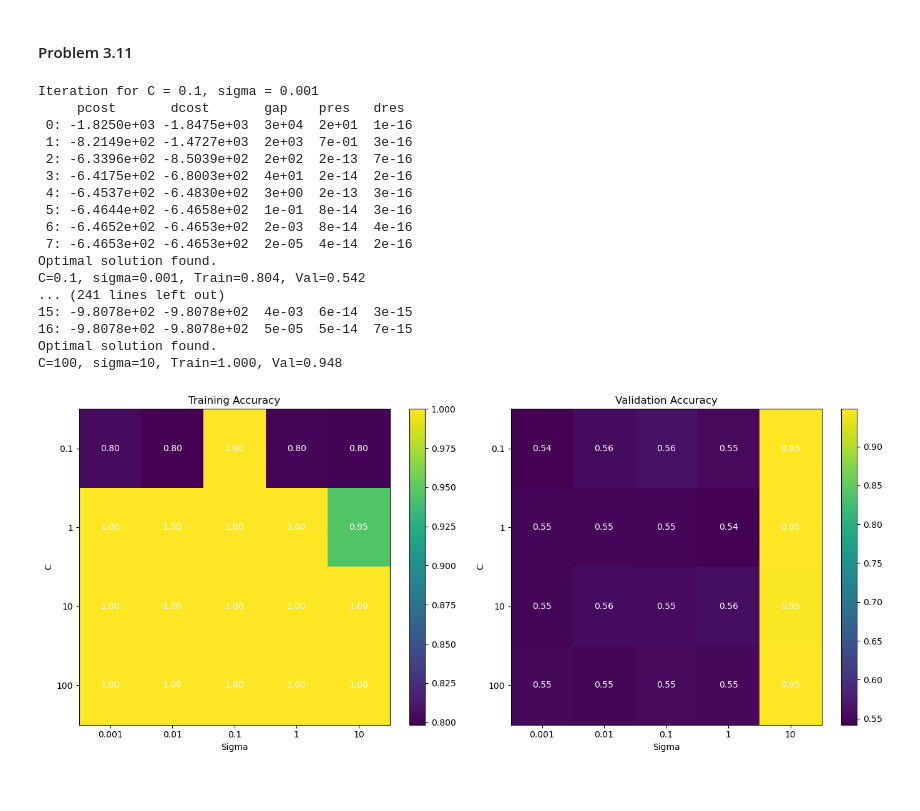
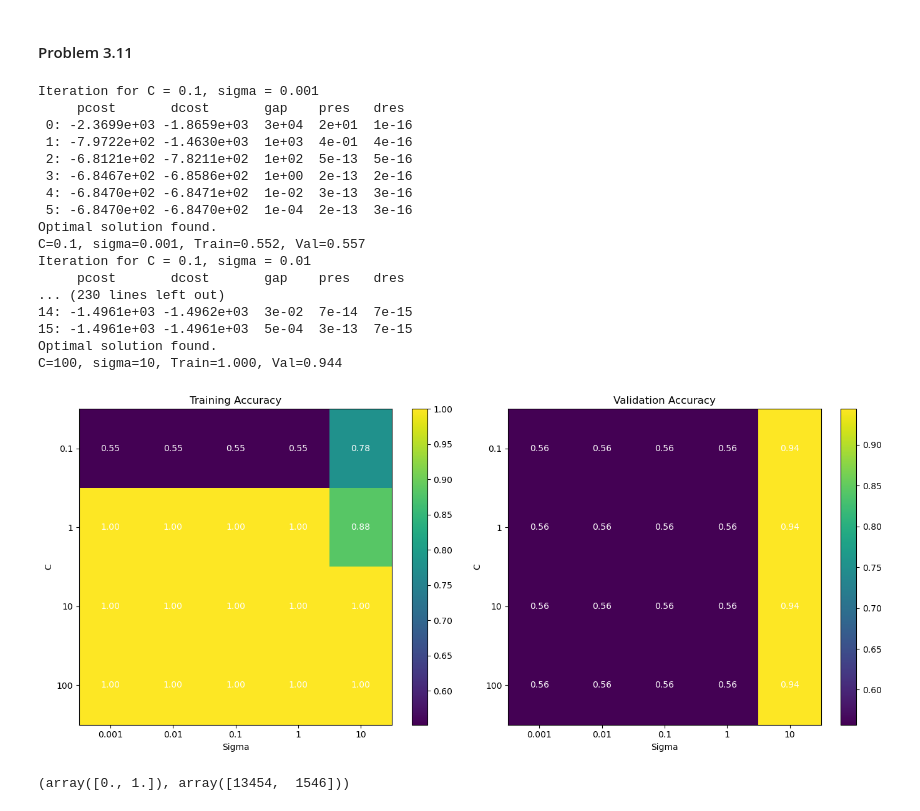
Before and after one commit to dwaipayanhaldar/E1-213-Pattern-Recognition-Neural-Network, a Jupyter notebook: Assignment_1/E1_213_A1_Dwaipayan_Haldar_code.ipynb, the cells around one changed output. Drawn from its saved outputs; the diff is of its cells as text; code cells hidden in the pictures.

Commit message:
Made a few edit with the random seed part

```diff
--- a/Assignment_1/E1_213_A1_Dwaipayan_Haldar_code.ipynb
+++ b/Assignment_1/E1_213_A1_Dwaipayan_Haldar_code.ipynb
@@ -217,7 +222,12 @@ The max eigen value is 1.0000000002273737 and the min eigen value is 0.999999999
 # %% [markdown]
 #### Problem 3.11
 # %%
+np.random.seed(42)
+
 model = soft_margin_classifier(data_3)
+idx = np.random.permutation(len(model.y))
+train_idx = idx[:int(0.8*len(model.y))]
+val_idx = idx[int(0.8*len(model.y)):]
 
 C_list = [0.1,1,10,100]
 sigma_list = [0.001,0.01,0.1,1,10]
@@ -227,7 +237,7 @@ val_acc_mat = np.zeros((len(C_list), len(sigma_list)))
 
 for i, C in enumerate(C_list):
     for j, sigma in enumerate(sigma_list):
-        tr_acc, val_acc = model.hyperparameter_topography(C,sigma)
+        tr_acc, val_acc = model.hyperparameter_topography(C,sigma, train_idx, val_idx)
 
         train_acc_mat[i, j] = tr_acc
         val_acc_mat[i, j] = val_acc
@@ -239,44 +249,49 @@ fig, axes = plt.subplots(1, 2, figsize=(14,6))
 
 mats = [train_acc_mat, val_acc_mat]
 titles = ["Training Accuracy", "Validation Accuracy"]
 
 for ax, mat, title in zip(axes, mats, titles):
     im = ax.imshow(mat, cmap='viridis', aspect='auto')
 
     ax.set_xticks(range(len(sigma_list)))
     ax.set_yticks(range(len(C_list)))
     ax.set_xticklabels(sigma_list)
     ax.set_yticklabels(C_list)
 
     ax.set_xlabel("Sigma")
     ax.set_ylabel("C")
     ax.set_title(title)
 
     # text values
     for i in range(len(C_list)):
         for j in range(len(sigma_list)):
             ax.text(j, i, f"{mat[i,j]:.2f}", ha='center', va='center', color='white')
 
     fig.colorbar(im, ax=ax)
 
 plt.tight_layout()
 plt.show()
 # %% [output]
 Iteration for C = 0.1, sigma = 0.001
      pcost       dcost       gap    pres   dres
- 0: -1.8250e+03 -1.8475e+03  3e+04  2e+01  1e-16
- 1: -8.2149e+02 -1.4727e+03  2e+03  7e-01  3e-16
- 2: -6.3396e+02 -8.5039e+02  2e+02  2e-13  7e-16
- 3: -6.4175e+02 -6.8003e+02  4e+01  2e-14  2e-16
- 4: -6.4537e+02 -6.4830e+02  3e+00  2e-13  3e-16
- 5: -6.4644e+02 -6.4658e+02  1e-01  8e-14  3e-16
- 6: -6.4652e+02 -6.4653e+02  2e-03  8e-14  4e-16
- 7: -6.4653e+02 -6.4653e+02  2e-05  4e-14  2e-16
+ 0: -2.3699e+03 -1.8659e+03  3e+04  2e+01  1e-16
+ 1: -7.9722e+02 -1.4630e+03  1e+03  4e-01  4e-16
+ 2: -6.8121e+02 -7.8211e+02  1e+02  5e-13  5e-16
+ 3: -6.8467e+02 -6.8586e+02  1e+00  2e-13  2e-16
+ 4: -6.8470e+02 -6.8471e+02  1e-02  3e-13  3e-16
+ 5: -6.8470e+02 -6.8470e+02  1e-04  2e-13  3e-16
 Optimal solution found.
-C=0.1, sigma=0.001, Train=0.804, Val=0.542
-... (241 lines left out)
-15: -9.8078e+02 -9.8078e+02  4e-03  6e-14  3e-15
-16: -9.8078e+02 -9.8078e+02  5e-05  5e-14  7e-15
+C=0.1, sigma=0.001, Train=0.552, Val=0.557
+Iteration for C = 0.1, sigma = 0.01
+     pcost       dcost       gap    pres   dres
+... (230 lines left out)
+14: -1.4961e+03 -1.4962e+03  3e-02  7e-14  7e-15
+15: -1.4961e+03 -1.4961e+03  5e-04  3e-13  7e-15
 Optimal solution found.
-C=100, sigma=10, Train=1.000, Val=0.948
+C=100, sigma=10, Train=1.000, Val=0.944
-[figure, old version]
+[figure, new version]
+# %%
+data_4 = load_data('dataset_4.csv')
+np.unique(data_4[:,-1], return_counts= True)
+# %% [output]
+(array([0., 1.]), array([13454,  1546]))
```
Also changed, not shown: parts of 3 cells of this notebook, 2 other files.
